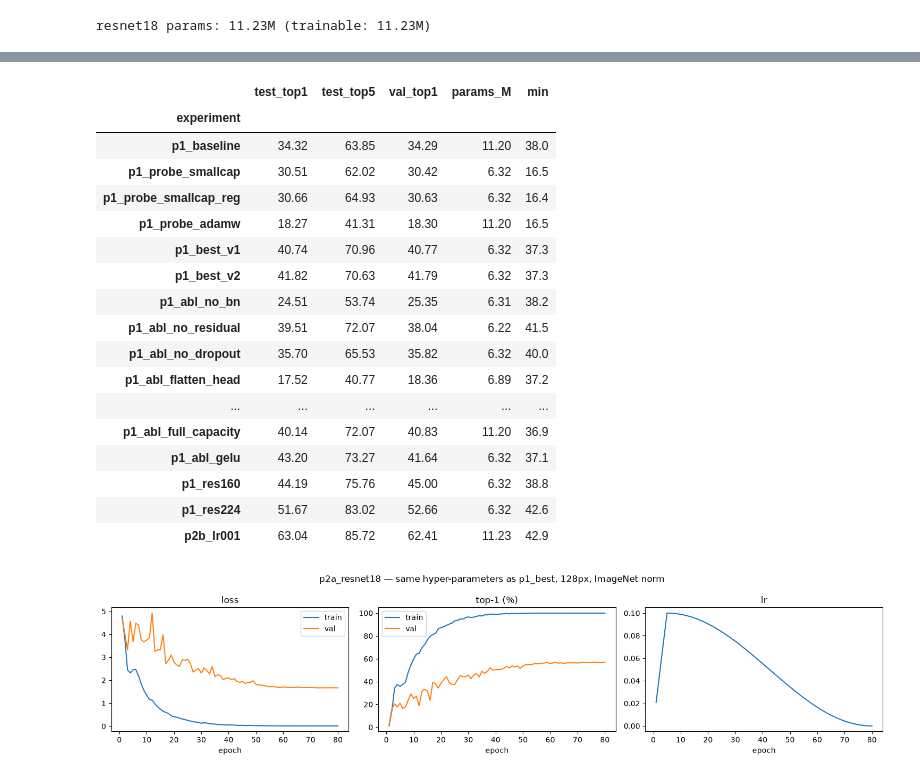
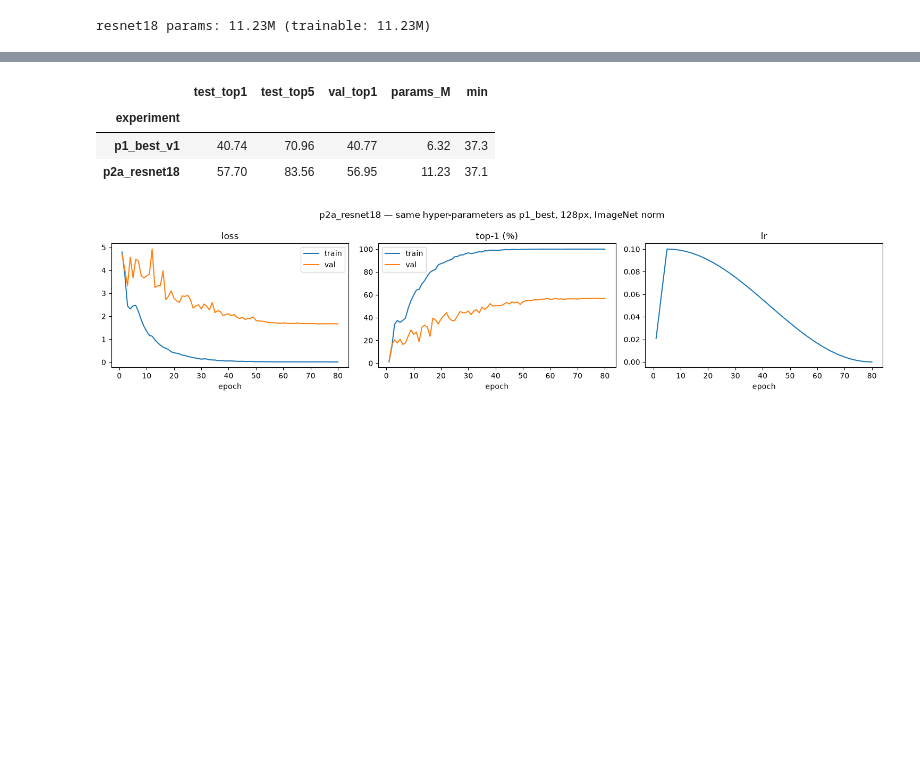
Before and after one commit to LuyaoMa-ace/IPCV_HW, a Jupyter notebook: assignment_module_two_executed.ipynb, the cells around one changed output, grey strips where cells are left out. Saved outputs shown, nothing was run; the diff lists cells and outputs as text; code cells hidden in the pictures; blank space fills up the shorter version.

```diff
--- a/assignment_module_two_executed.ipynb
+++ b/assignment_module_two_executed.ipynb
@@ -1042,24 +1034,10 @@ _ = run_experiment(
 # %%
-results_table()
+results_table(["p1_best_v1", "p2a_resnet18"])
 # %% [output]
 |  | test_top1 | test_top5 | val_top1 | params_M | min |
 | experiment |  |  |  |  |  |
-| p1_baseline | 34.32 | 63.85 | 34.29 | 11.20 | 38.0 |
-| p1_probe_smallcap | 30.51 | 62.02 | 30.42 | 6.32 | 16.5 |
-| p1_probe_smallcap_reg | 30.66 | 64.93 | 30.63 | 6.32 | 16.4 |
-| p1_probe_adamw | 18.27 | 41.31 | 18.30 | 11.20 | 16.5 |
 | p1_best_v1 | 40.74 | 70.96 | 40.77 | 6.32 | 37.3 |
-| p1_best_v2 | 41.82 | 70.63 | 41.79 | 6.32 | 37.3 |
-| p1_abl_no_bn | 24.51 | 53.74 | 25.35 | 6.31 | 38.2 |
-| p1_abl_no_residual | 39.51 | 72.07 | 38.04 | 6.22 | 41.5 |
-| p1_abl_no_dropout | 35.70 | 65.53 | 35.82 | 6.32 | 40.0 |
-| p1_abl_flatten_head | 17.52 | 40.77 | 18.36 | 6.89 | 37.2 |
-| ... | ... | ... | ... | ... | ... |
-| p1_abl_full_capacity | 40.14 | 72.07 | 40.83 | 11.20 | 36.9 |
-| p1_abl_gelu | 43.20 | 73.27 | 41.64 | 6.32 | 37.1 |
-| p1_res160 | 44.19 | 75.76 | 45.00 | 6.32 | 38.8 |
-| p1_res224 | 51.67 | 83.02 | 52.66 | 6.32 | 42.6 |
-| p2b_lr001 | 63.04 | 85.72 | 62.41 | 11.23 | 42.9 |
+| p2a_resnet18 | 57.70 | 83.56 | 56.95 | 11.23 | 37.1 |
 # %%
 plot_history("p2a_resnet18", title="p2a_resnet18 — same hyper-parameters as p1_best, 128px, ImageNet norm")
 # %% [output]
```
Also changed, not shown: parts of 43 cells of this notebook, 2 other files.
